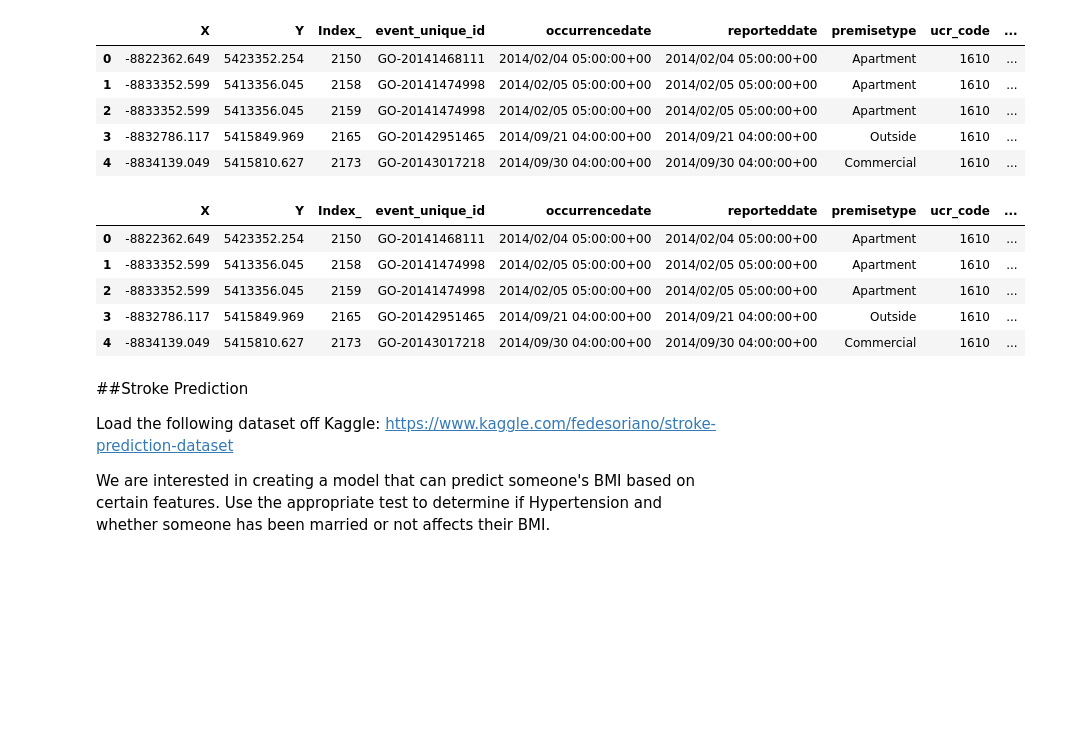
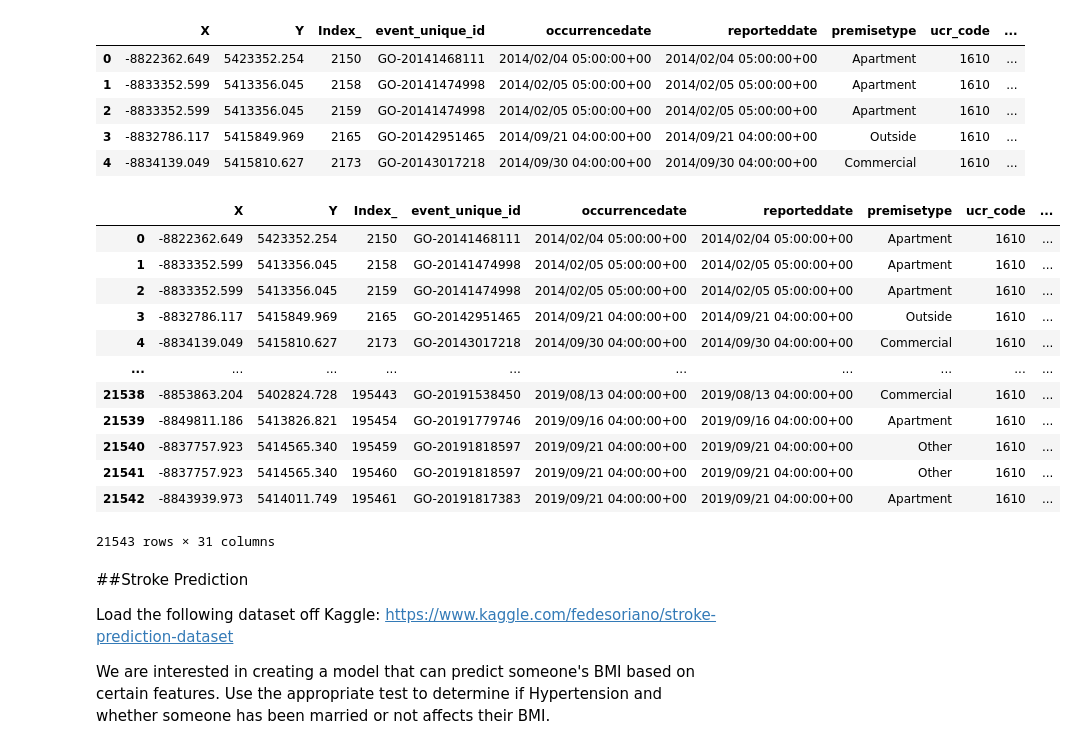
Before and after one commit to gtoubian/cce, a Jupyter notebook: 4_2_Hypothesis_Testing_Workshop_Gabriel_Toubian.ipynb, the cells around one changed output. Drawn from its saved outputs; the diff is of its cells as text; code cells hidden in the pictures; blank space fills up the shorter version.

```diff
--- a/4_2_Hypothesis_Testing_Workshop_Gabriel_Toubian.ipynb
+++ b/4_2_Hypothesis_Testing_Workshop_Gabriel_Toubian.ipynb
@@ -97,12 +99,19 @@ robbery.loc[(robbery['occurrencehour'] < 6) & (robbery['occurrencehour'] > 18),
 # %%
-robbery.head()
+robbery
 # %% [output]
 |  | X | Y | Index_ | event_unique_id | occurrencedate | reporteddate | premisetype | ucr_code | ... |
 | 0 | -8822362.649 | 5423352.254 | 2150 | GO-20141468111 | 2014/02/04 05:00:00+00 | 2014/02/04 05:00:00+00 | Apartment | 1610 | ... |
 | 1 | -8833352.599 | 5413356.045 | 2158 | GO-20141474998 | 2014/02/05 05:00:00+00 | 2014/02/05 05:00:00+00 | Apartment | 1610 | ... |
 | 2 | -8833352.599 | 5413356.045 | 2159 | GO-20141474998 | 2014/02/05 05:00:00+00 | 2014/02/05 05:00:00+00 | Apartment | 1610 | ... |
 | 3 | -8832786.117 | 5415849.969 | 2165 | GO-20142951465 | 2014/09/21 04:00:00+00 | 2014/09/21 04:00:00+00 | Outside | 1610 | ... |
 | 4 | -8834139.049 | 5415810.627 | 2173 | GO-20143017218 | 2014/09/30 04:00:00+00 | 2014/09/30 04:00:00+00 | Commercial | 1610 | ... |
+| ... | ... | ... | ... | ... | ... | ... | ... | ... | ... |
+| 21538 | -8853863.204 | 5402824.728 | 195443 | GO-20191538450 | 2019/08/13 04:00:00+00 | 2019/08/13 04:00:00+00 | Commercial | 1610 | ... |
+| 21539 | -8849811.186 | 5413826.821 | 195454 | GO-20191779746 | 2019/09/16 04:00:00+00 | 2019/09/16 04:00:00+00 | Apartment | 1610 | ... |
+| 21540 | -8837757.923 | 5414565.340 | 195459 | GO-20191818597 | 2019/09/21 04:00:00+00 | 2019/09/21 04:00:00+00 | Other | 1610 | ... |
+| 21541 | -8837757.923 | 5414565.340 | 195460 | GO-20191818597 | 2019/09/21 04:00:00+00 | 2019/09/21 04:00:00+00 | Other | 1610 | ... |
+| 21542 | -8843939.973 | 5414011.749 | 195461 | GO-20191817383 | 2019/09/21 04:00:00+00 | 2019/09/21 04:00:00+00 | Apartment | 1610 | ... |
+21543 rows × 31 columns
 # %% [markdown]
 ##Stroke Prediction
 
```
Also changed, not shown: parts of 9 cells of this notebook.
